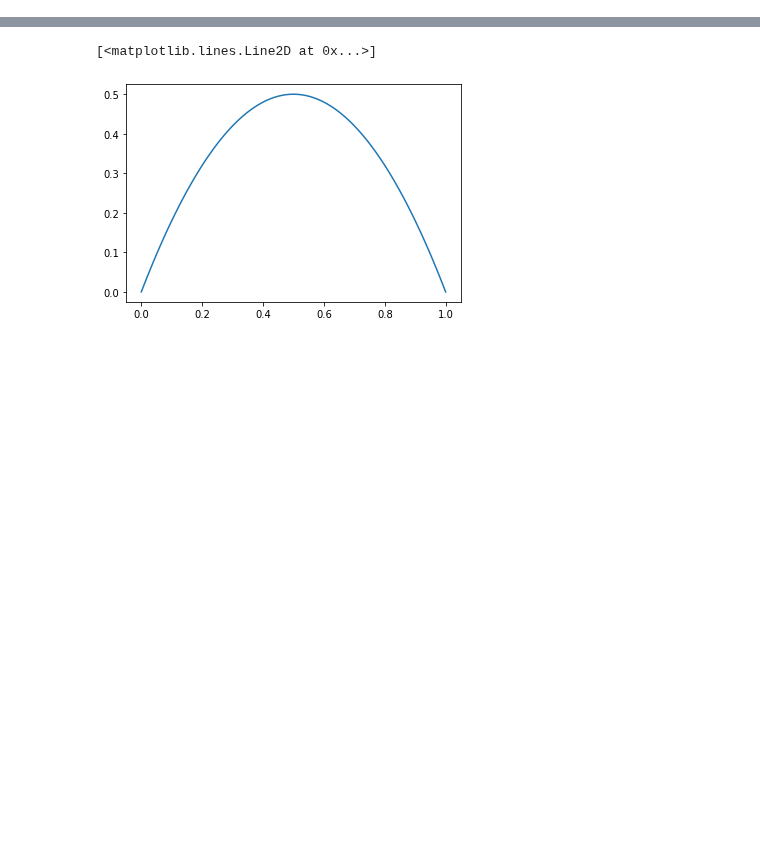
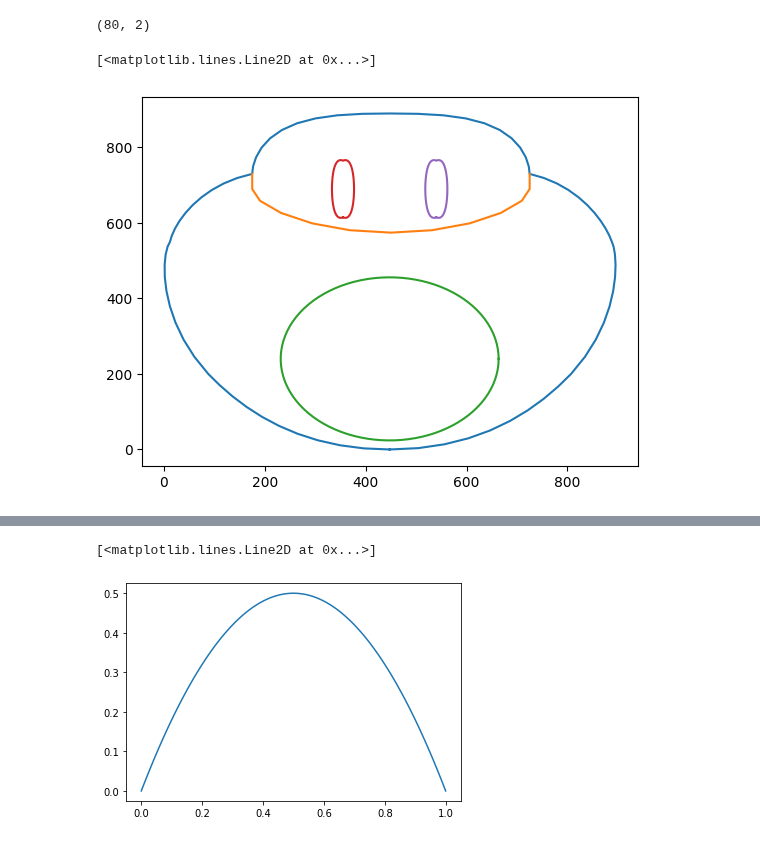
Before and after one commit to ManuelSanchezUribe/ManuelSanchezUribe.github.io, a Jupyter notebook: IMT3410/Photo_to_mesh.ipynb, the cells around one changed output, grey strips where cells are left out. Cells and saved outputs as stored; diff of their text form; code cells hidden in the pictures; blank space fills up the shorter version.

```diff
--- a/IMT3410/Photo_to_mesh.ipynb
+++ b/IMT3410/Photo_to_mesh.ipynb
@@ -44,3 +230,15 @@ img_gray = cv2.cvtColor(image, cv2.COLOR_BGR2GRAY)
+# %%
+T1, T2, T3, T4, T5 = generate_toad_points(10)
+print(T.shape)
+plt.plot(T1[:,0],T1[:,1])
+plt.plot(T2[:,0],T2[:,1])
+plt.plot(T3[:,0],T3[:,1])
+plt.plot(T4[:,0],T4[:,1])
+plt.plot(T5[:,0],T5[:,1])
+# %% [output]
+(80, 2)
+[<matplotlib.lines.Line2D at 0x...>]
+[figure, added]
 # %%
 from scipy.special import binom
 def B_curve(P,t):
```
Also changed, not shown: parts of 6 cells of this notebook, 2 other files.
